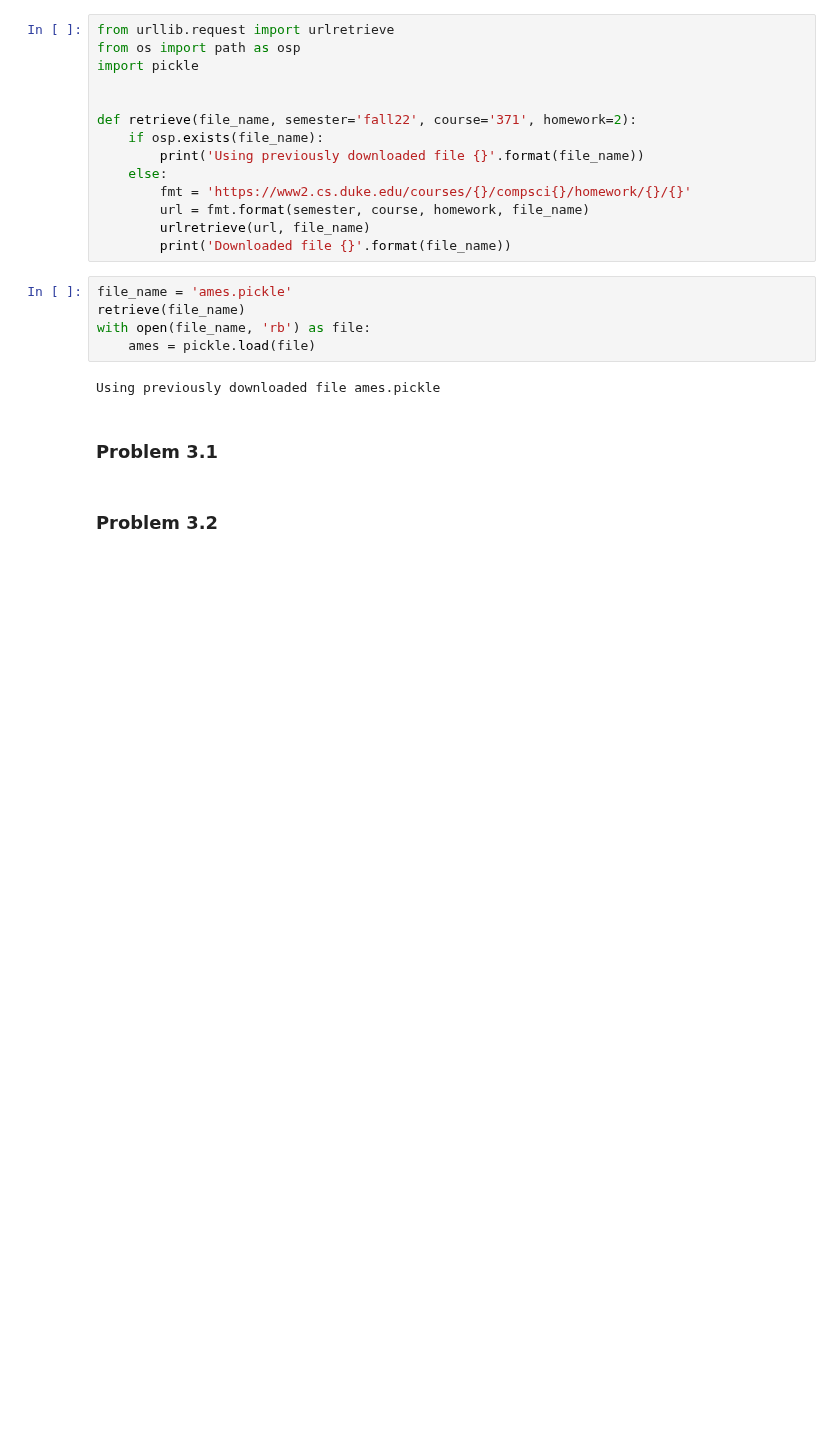
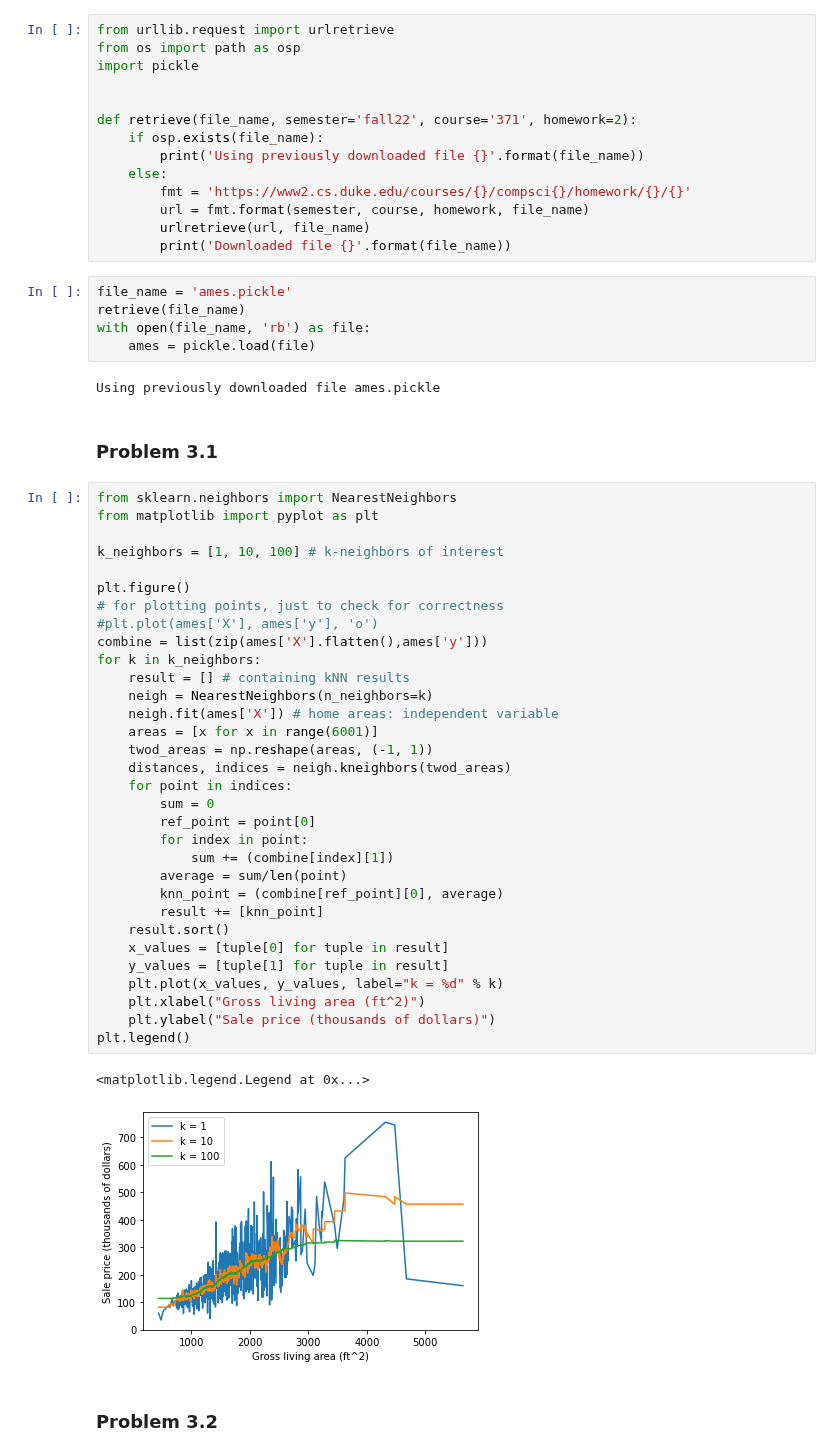
Before and after one commit to matteo8p/cs370, a Jupyter notebook: homework02/homework02_caleb.ipynb, the cells around one changed output. Drawn from its saved outputs; the diff is of its cells as text; blank space fills up the shorter version.

```diff
--- a/homework02/homework02_caleb.ipynb
+++ b/homework02/homework02_caleb.ipynb
@@ -104,5 +104,40 @@ with open(file_name, 'rb') as file:
 Using previously downloaded file ames.pickle
 # %% [markdown]
 ### Problem 3.1
+# %%
+from sklearn.neighbors import NearestNeighbors
+from matplotlib import pyplot as plt
+
+k_neighbors = [1, 10, 100] # k-neighbors of interest
+
+plt.figure()
+# for plotting points, just to check for correctness
+#plt.plot(ames['X'], ames['y'], 'o')
+combine = list(zip(ames['X'].flatten(),ames['y']))
+for k in k_neighbors:
+    result = [] # containing kNN results
+    neigh = NearestNeighbors(n_neighbors=k)
+    neigh.fit(ames['X']) # home areas: independent variable
+    areas = [x for x in range(6001)]
+    twod_areas = np.reshape(areas, (-1, 1))
+    distances, indices = neigh.kneighbors(twod_areas)
+    for point in indices:
+        sum = 0
+        ref_point = point[0]
+        for index in point:
+            sum += (combine[index][1])
+        average = sum/len(point)
+        knn_point = (combine[ref_point][0], average)
+        result += [knn_point]
+    result.sort()
+    x_values = [tuple[0] for tuple in result]
+    y_values = [tuple[1] for tuple in result]
+    plt.plot(x_values, y_values, label="k = %d" % k)
+    plt.xlabel("Gross living area (ft^2)")
+    plt.ylabel("Sale price (thousands of dollars)")
+plt.legend()
+# %% [output]
+<matplotlib.legend.Legend at 0x...>
+[figure, added]
 # %% [markdown]
 ### Problem 3.2
```
Also changed, not shown: parts of 5 cells of this notebook, 1 other file.
